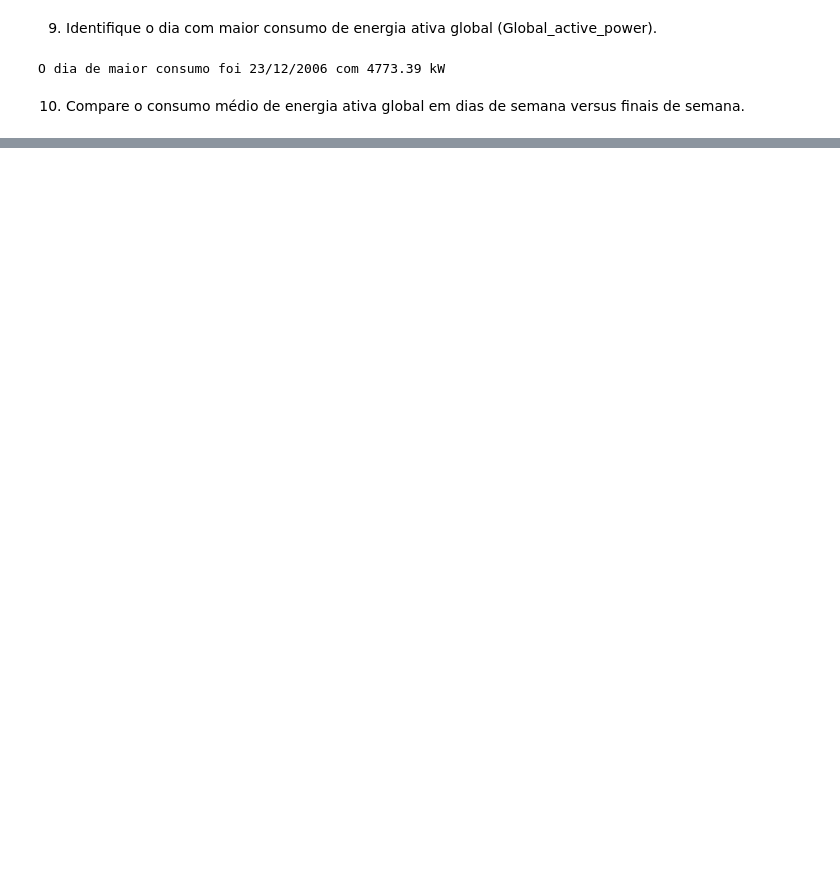
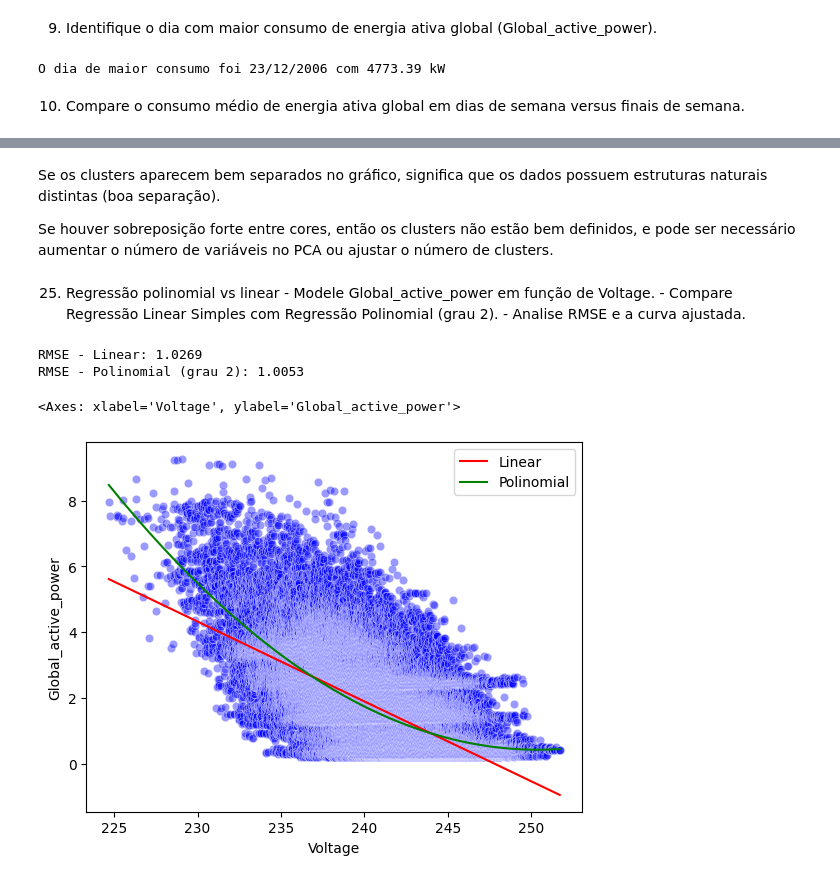
Before and after one commit to NathanMagno/energy-consumers-data, a Jupyter notebook: cp04.ipynb, the cells around one changed output, grey strips where cells are left out. Drawn from its saved outputs; the diff is of its cells as text; code cells hidden in the pictures; blank space fills up the shorter version.

```diff
--- a/cp04.ipynb
+++ b/cp04.ipynb
@@ -235,0 +446,46 @@ Name: Global_active_power, dtype: float64
+# %% [markdown]
+Se os clusters aparecem bem separados no gráfico, significa que os dados possuem estruturas naturais distintas (boa separação).
+
+Se houver sobreposição forte entre cores, então os clusters não estão bem definidos, e pode ser necessário aumentar o número de variáveis no PCA ou ajustar o número de clusters.
+# %% [markdown]
+25. Regressão polinomial vs linear - Modele Global_active_power em função de Voltage. - Compare Regressão Linear Simples com Regressão Polinomial (grau 2). - Analise RMSE e a curva ajustada.
+# %%
+df["Voltage"] = pd.to_numeric(df["Voltage"], errors="coerce")
+df["Global_active_power"] = pd.to_numeric(df["Global_active_power"], errors="coerce")
+
+df_model = df[["Voltage", "Global_active_power"]].dropna()
+
+X = df_model[["Voltage"]]
+y = df_model["Global_active_power"]
+
+linear_model = LinearRegression()
+linear_model.fit(X, y)
+y_pred_linear = linear_model.predict(X)
+
+poly = PolynomialFeatures(degree=2)
+X_poly = poly.fit_transform(X)
+
+poly_model = LinearRegression()
+poly_model.fit(X_poly, y)
+y_pred_poly = poly_model.predict(X_poly)
+
+rmse_linear = np.sqrt(mean_squared_error(y, y_pred_linear))
+rmse_poly = np.sqrt(mean_squared_error(y, y_pred_poly))
+
+print(f"RMSE - Linear: {rmse_linear:.4f}")
+print(f"RMSE - Polinomial (grau 2): {rmse_poly:.4f}")
+
+df_plot = df_model.copy()
+df_plot["Linear"] = y_pred_linear
+df_plot["Polinomial"] = y_pred_poly
+
+df_plot = df_plot.sort_values("Voltage")
+
+sb.scatterplot(x="Voltage", y="Global_active_power", data=df_plot, color="blue", alpha=0.4)
+sb.lineplot(x="Voltage", y="Linear", data=df_plot, color="red", label="Linear")
+sb.lineplot(x="Voltage", y="Polinomial", data=df_plot, color="green", label="Polinomial")
+# %% [output]
+RMSE - Linear: 1.0269
+RMSE - Polinomial (grau 2): 1.0053
+<Axes: xlabel='Voltage', ylabel='Global_active_power'>
+[figure, added]
```
Also changed, not shown: parts of 30 cells of this notebook.
